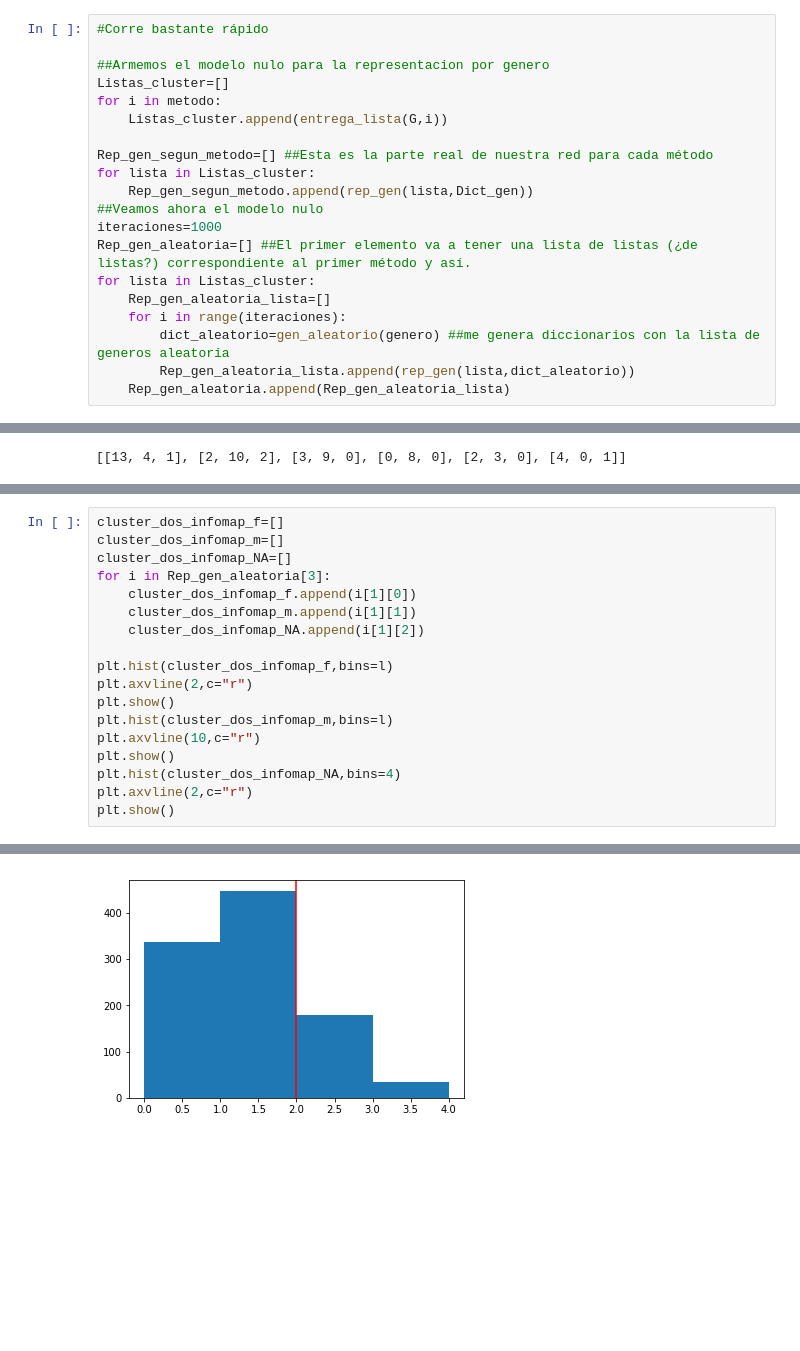
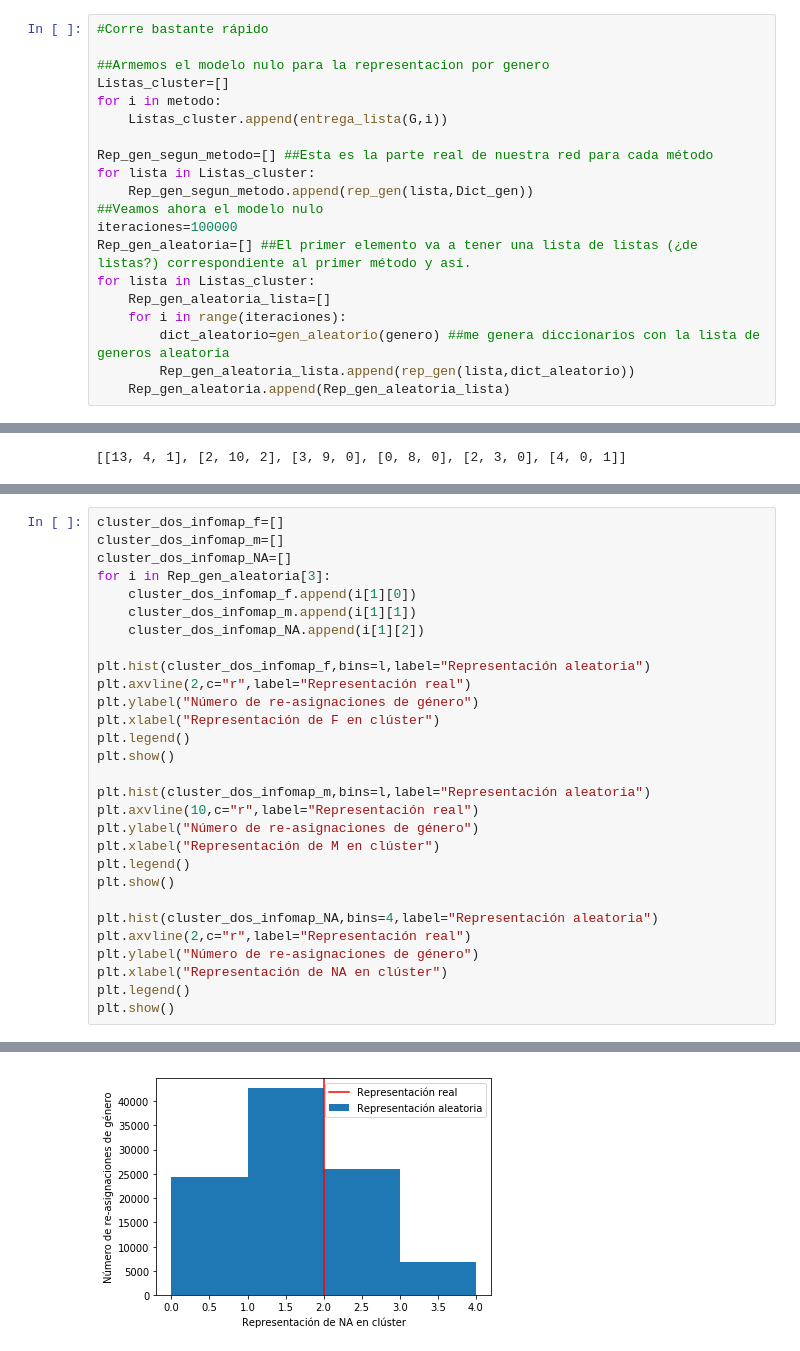
Before and after one commit to vms10/TPC3, a Jupyter notebook: tp3.ipynb, the cells around one changed output, grey strips where cells are left out. Cells and saved outputs as stored; diff of their text form; blank space fills up the shorter version.

```diff
--- a/tp3.ipynb
+++ b/tp3.ipynb
@@ -910,7 +910,7 @@ Rep_gen_segun_metodo=[] ##Esta es la parte real de nuestra red para cada método
 for lista in Listas_cluster:
     Rep_gen_segun_metodo.append(rep_gen(lista,Dict_gen))
 ##Veamos ahora el modelo nulo
-iteraciones=1000
+iteraciones=100000
 Rep_gen_aleatoria=[] ##El primer elemento va a tener una lista de listas (¿de listas?) correspondiente al primer método y así.
 for lista in Listas_cluster:
     Rep_gen_aleatoria_lista=[]
@@ -954,13 +966,24 @@ for i in Rep_gen_aleatoria[3]:
     cluster_dos_infomap_m.append(i[1][1])
     cluster_dos_infomap_NA.append(i[1][2])
 
-plt.hist(cluster_dos_infomap_f,bins=l)
-plt.axvline(2,c="r")
+plt.hist(cluster_dos_infomap_f,bins=l,label="Representación aleatoria")
+plt.axvline(2,c="r",label="Representación real")
+plt.ylabel("Número de re-asignaciones de género")
+plt.xlabel("Representación de F en clúster")
+plt.legend()
 plt.show()
-plt.hist(cluster_dos_infomap_m,bins=l)
-plt.axvline(10,c="r")
+
+plt.hist(cluster_dos_infomap_m,bins=l,label="Representación aleatoria")
+plt.axvline(10,c="r",label="Representación real")
+plt.ylabel("Número de re-asignaciones de género")
+plt.xlabel("Representación de M en clúster")
+plt.legend()
 plt.show()
-plt.hist(cluster_dos_infomap_NA,bins=4)
-plt.axvline(2,c="r")
+
+plt.hist(cluster_dos_infomap_NA,bins=4,label="Representación aleatoria")
+plt.axvline(2,c="r",label="Representación real")
+plt.ylabel("Número de re-asignaciones de género")
+plt.xlabel("Representación de NA en clúster")
+plt.legend()
 plt.show()
 # %% [output]
@@ -969 +992 @@ plt.show()
-[figure, old version]
+[figure, new version]
```
Also changed, not shown: parts of 13 cells of this notebook.
